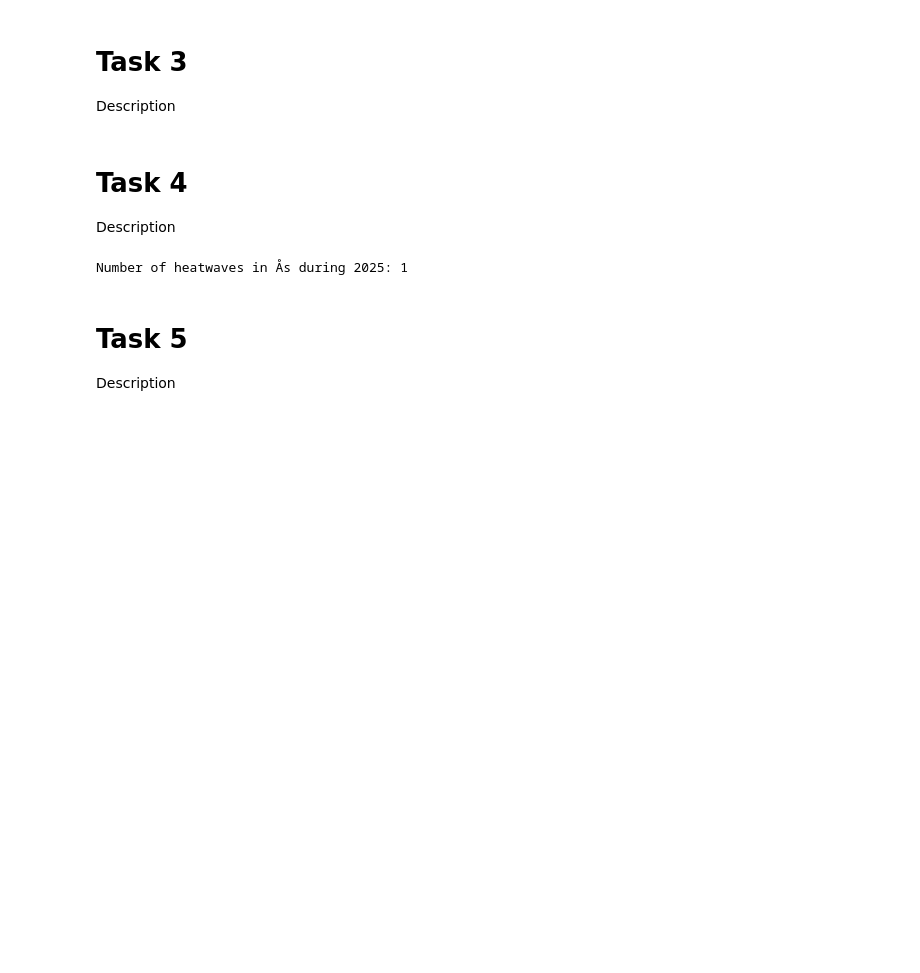
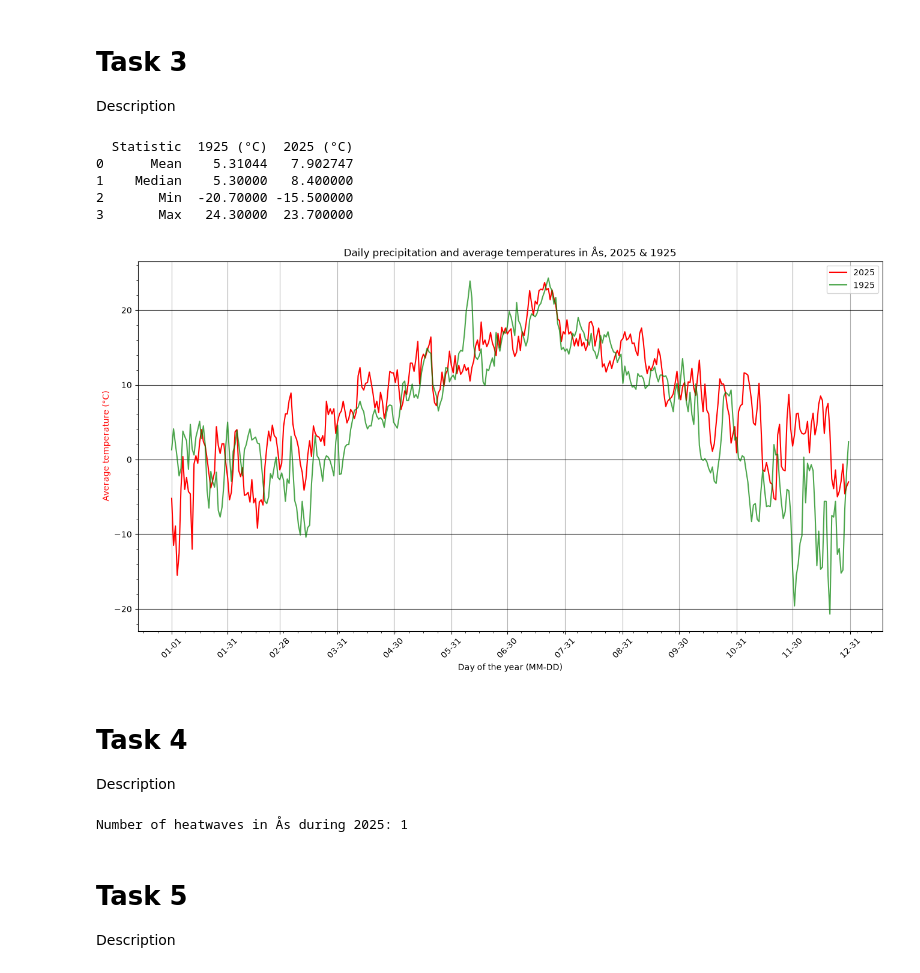
Before and after one commit to NickNack124/INF201-group-deliverable-1, a Jupyter notebook: deliverable_answers.ipynb, the cells around one changed output. Drawn from its saved outputs; the diff is of its cells as text; code cells hidden in the pictures; blank space fills up the shorter version.

```diff
--- a/deliverable_answers.ipynb
+++ b/deliverable_answers.ipynb
@@ -104,62 +129,79 @@ plt.show()
 # Task 3
 Description
 # %%
-# Impoert new variable
-parameters = {
- 'sources': 'SN17850',
- 'elements': 'mean(air_temperature P1D)',
- 'referencetime': '1925-01-01/1925-12-31',
-}
-frost_response = requests.get(endpoint, parameters, auth=(frost_id, ""))
-assert frost_response.status_code == 200
-
-# Add data to the dataframe
-frost_payload = frost_response.json()
-wthr_data_df["T_avg_100y"] = [entry['observations'][0]['value']
+# Import new data and add it to the dataframe
+year = 1925
+frost_payload = extract_data(place, year, 'mean(air_temperature P1D)')
+wthr_data_df["T_avg_1925"] = [entry['observations'][0]['value']
                               for entry in frost_payload['data']]
 
-# Summary statistics
-
-
-# Plotting
-
-
+"""
 endpoint = 'https://frost.met.no/observations/v0.jsonld'
 parameters = {
     'sources': 'SN17850',
     'elements': 'mean(air_temperature P1D)',
     'referencetime': '1925-01-01/1925-12-31',
 }
 r = requests.get(endpoint, parameters, auth=(frost_id,''))
 print(r.status_code)
 assert r.status_code == 200
 json_data = r.json()
 
 data = []
 for obs in r.json()['data']:
     for item in obs['observations']:
         data.append({
             'time': pd.to_datetime(obs['referenceTime']),
             'temperature': item['value']
         })
 df_1925 = pd.DataFrame(data).dropna().sort_vallues('time')
+"""
 
+# Summary statistics
+summary = pd.DataFrame({
+    'Statistic': ['Mean', 'Median', 'Min', 'Max'],
+    '1925 (°C)': [wthr_data_df["T_avg_1925"].mean(), wthr_data_df["T_avg_1925"].median(),
+                  wthr_data_df["T_avg_1925"].min(), wthr_data_df["T_avg_1925"].max()],
+    '2025 (°C)': [wthr_data_df['T_avg'].mean(), wthr_data_df['T_avg'].median(),
+                  wthr_data_df['T_avg'].min(), wthr_data_df['T_avg'].max()],
+})
+print(summary)
+
+# Plotting
+"""
 plt.plot(df_1925['time'], df_1925['temperature'])
 plt.plot(temp_data_df['time'], temp_data_df['T_avg'])
 plt.xlabel('Date')
 plt.ylabel('Temperature in °C')
 plt.title('Daily average temperatures, 1925 and 2025')
 plt.legend()
 plt.show()
+"""
 
-summary = pd.DataFrame({
-    'Statistic': ['Mean', 'Median', 'Min', 'Max'],
-    '1925 (°C)': [df_1925['temperature'].mean(), df_1925['temperature'].median(),
-                  df_1925['temperature'].min(), df_1925['temperature'].max()],
-    '2025 (°C)': [temp_data_df['T_avg'].mean(), temp_data_df['T_avg'].median(),
-                  temp_data_df['T_avg'].min(), temp_data_df['T_avg'].max()],
-})
-print(summary)
+fig, ax = plt.subplots(figsize=(16, 8))
+
+date_range = pd.date_range(start='2025-01-01', periods=12, freq='ME').insert(0, '2025-01-01')
+ax.plot(wthr_data_df['Time'], wthr_data_df['T_avg'], color="r")
+ax.plot(wthr_data_df['Time'], wthr_data_df['T_avg_1925'], color="g", alpha=0.7)
+ax.set_xticks(date_range)
+ax.set_xticklabels(date_range.strftime('%m-%d'))    # type: ignore
+ax.set_xlabel("Day of the year (MM-DD)")
+ax.tick_params(axis='x', labelrotation=45)
+ax.set_ylabel("Average temperature (°C)", color="r")
+ax.grid(True, axis="x", which="major")
+ax.grid(True, axis="y", which="major", color="black", alpha=0.8)
+ax.minorticks_on()
+
+plt.title("Daily precipitation and average temperatures in Ås, 2025 & 1925")
+plt.legend(["2025", "1925"])
+plt.show()
+# %% [output]
+  Statistic  1925 (°C)  2025 (°C)
+0      Mean    5.31044   7.902747
+1    Median    5.30000   8.400000
+2       Min  -20.70000 -15.500000
+3       Max   24.30000  23.700000
+[figure, added]
 # %% [markdown]
 # Task 4
 Description
```
Also changed, not shown: parts of 5 cells of this notebook.
